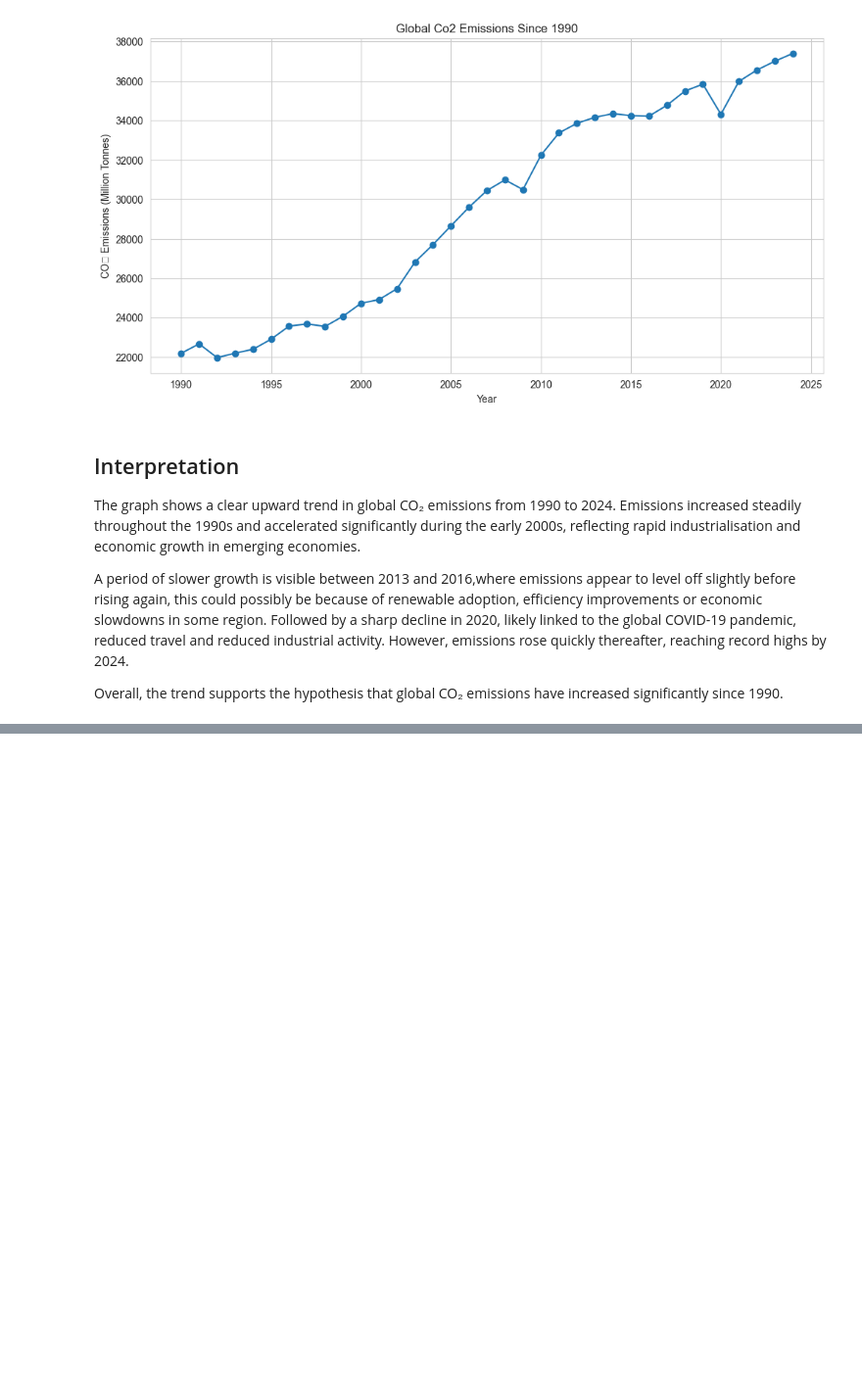
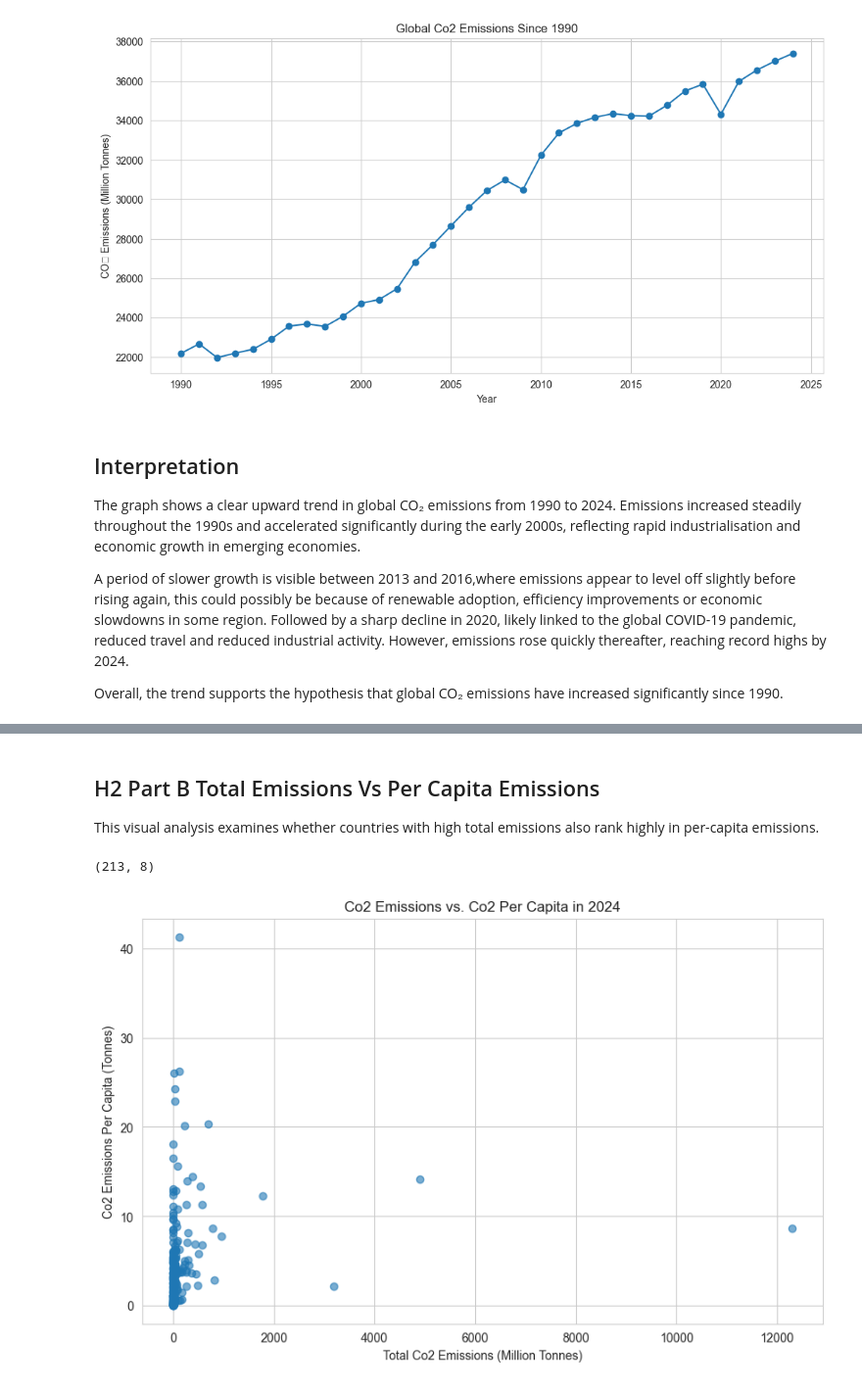
Before and after one commit to funmiafola/Global-Co2-Emissions-Responsibility, a Jupyter notebook: jupyter_notebooks/EDA_Co2_Responsibility.ipynb, the cells around one changed output, grey strips where cells are left out. Shown at 98% size. Saved outputs shown, nothing was run; the diff lists cells and outputs as text; code cells hidden in the pictures; blank space fills up the shorter version.

```diff
--- a/jupyter_notebooks/EDA_Co2_Responsibility.ipynb
+++ b/jupyter_notebooks/EDA_Co2_Responsibility.ipynb
@@ -60,0 +172,19 @@ Overall, the trend supports the hypothesis that global CO₂ emissions have incr
+# %% [markdown]
+## H2 Part B Total Emissions  Vs Per Capita Emissions
+This visual analysis examines whether countries with high total emissions also rank highly in per-capita emissions.
+# %%
+# Removing Missing Values from the latest year dataset
+df_latest_year_clean = df_latest_year.dropna(subset=['co2', 'co2_per_capita']).copy()
+df_latest_year_clean.shape
+# %% [output]
+(213, 8)
+# %%
+# Creating a scatter plot to visualize the relationship between population and CO₂ emissions for the latest year
+plt.figure(figsize=(10, 6))
+plt.scatter(df_latest_year_clean['co2'], df_latest_year_clean['co2_per_capita'], alpha=0.6)
+plt.xlabel('Total Co2 Emissions (Million Tonnes)')
+plt.ylabel('Co2 Emissions Per Capita (Tonnes)')
+plt.title(f'Co2 Emissions vs. Co2 Per Capita in {latest_year}')
+plt.show()
+# %% [output]
+[figure, added]
```
Also changed, not shown: parts of 12 cells of this notebook.
